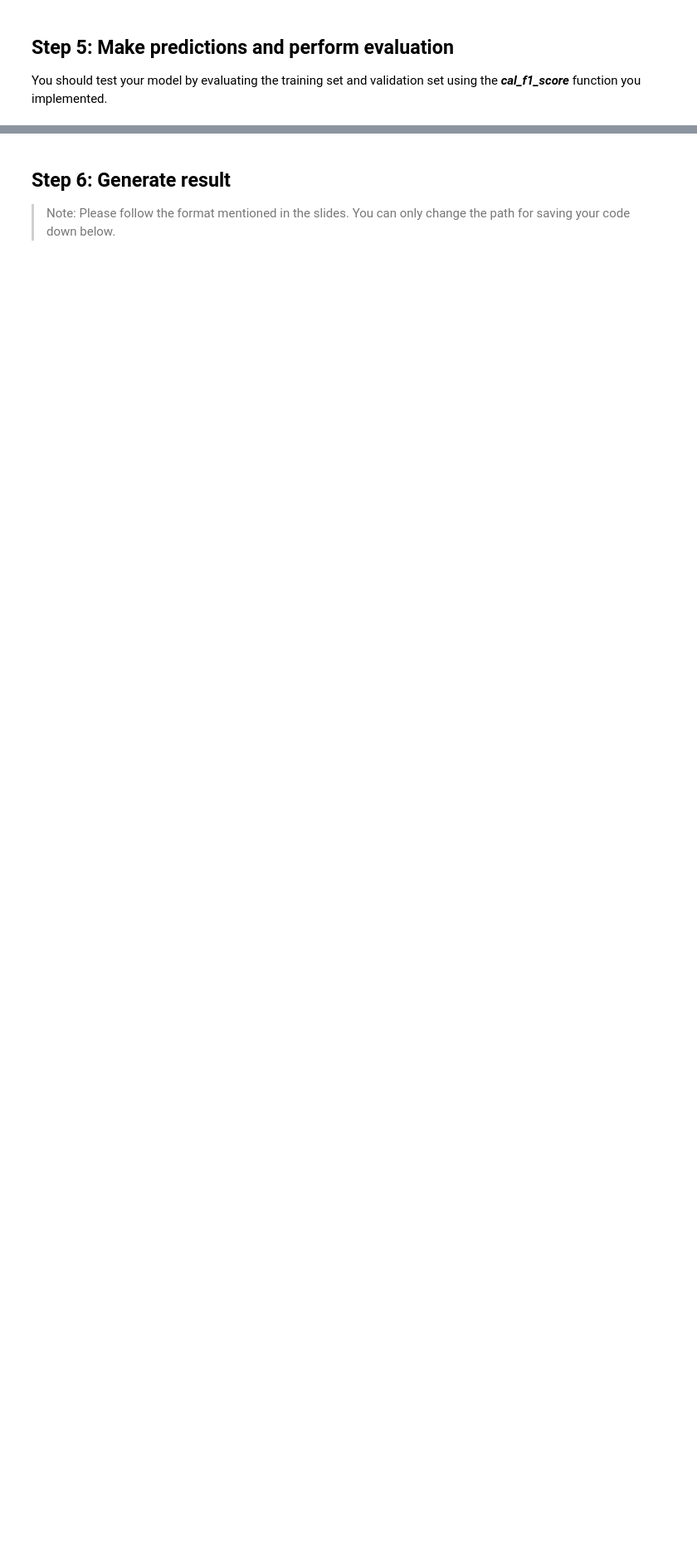
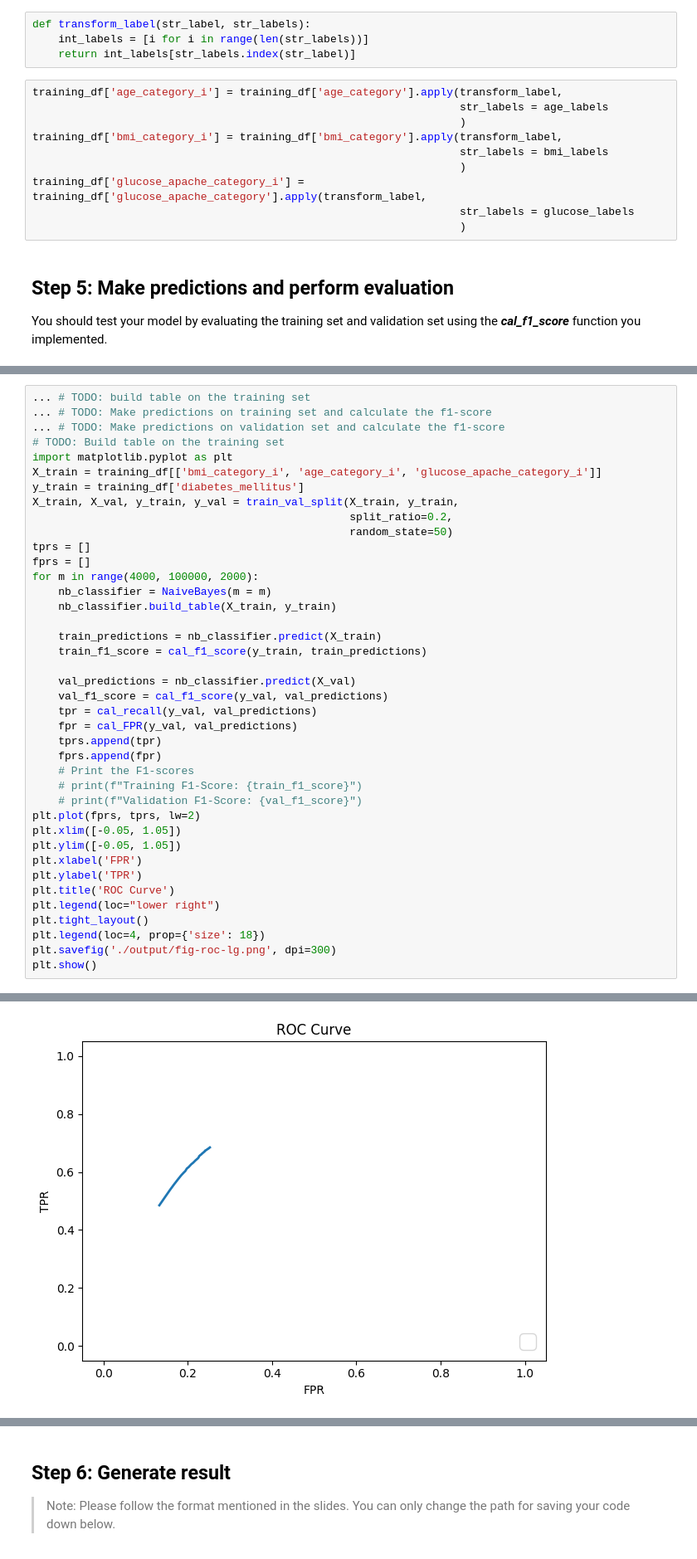
Before and after one commit to ZiJun0502/ML2023-HW, a Jupyter notebook: HW2/hw2_template.ipynb, the cells around one changed output, grey strips where cells are left out. Shown at 83% size. Drawn from its saved outputs; the diff is of its cells as text; blank space fills up the shorter version.

```diff
--- a/HW2/hw2_template.ipynb
+++ b/HW2/hw2_template.ipynb
@@ -609,3 +642,17 @@ BMI: split into 2 intervals (20-22, 22-24...)
+# %%
+def transform_label(str_label, str_labels):
+    int_labels = [i for i in range(len(str_labels))]
+    return int_labels[str_labels.index(str_label)]
+# %%
+training_df['age_category_i'] = training_df['age_category'].apply(transform_label,
+                                                                  str_labels = age_labels
+                                                                  )
+training_df['bmi_category_i'] = training_df['bmi_category'].apply(transform_label,
+                                                                  str_labels = bmi_labels
+                                                                  )
+training_df['glucose_apache_category_i'] = training_df['glucose_apache_category'].apply(transform_label,
+                                                                  str_labels = glucose_labels
+                                                                  )
 # %% [markdown]
 ## Step 5: Make predictions and perform evaluation
 You should test your model by evaluating the training set and validation set using the ***cal_f1_score*** function you implemented.
@@ -615,0 +659,41 @@ You should test your model by evaluating the training set and validation set usi
+# %%
+... # TODO: build table on the training set
+... # TODO: Make predictions on training set and calculate the f1-score
+... # TODO: Make predictions on validation set and calculate the f1-score
+# TODO: Build table on the training set
+import matplotlib.pyplot as plt
+X_train = training_df[['bmi_category_i', 'age_category_i', 'glucose_apache_category_i']]
+y_train = training_df['diabetes_mellitus']
+X_train, X_val, y_train, y_val = train_val_split(X_train, y_train,
+                                                 split_ratio=0.2,
+                                                 random_state=50)
+tprs = []
+fprs = []
+for m in range(4000, 100000, 2000):
+    nb_classifier = NaiveBayes(m = m)
+    nb_classifier.build_table(X_train, y_train)
+
+    train_predictions = nb_classifier.predict(X_train)
+    train_f1_score = cal_f1_score(y_train, train_predictions)
+
+    val_predictions = nb_classifier.predict(X_val)
+    val_f1_score = cal_f1_score(y_val, val_predictions)
+    tpr = cal_recall(y_val, val_predictions)
+    fpr = cal_FPR(y_val, val_predictions)
+    tprs.append(tpr)
+    fprs.append(fpr)
+    # Print the F1-scores
+    # print(f"Training F1-Score: {train_f1_score}")
+    # print(f"Validation F1-Score: {val_f1_score}")
+plt.plot(fprs, tprs, lw=2)
+plt.xlim([-0.05, 1.05])
+plt.ylim([-0.05, 1.05])
+plt.xlabel('FPR')
+plt.ylabel('TPR')
+plt.title('ROC Curve')
+plt.legend(loc="lower right")
+plt.tight_layout()
+plt.legend(loc=4, prop={'size': 18})
+plt.savefig('./output/fig-roc-lg.png', dpi=300)
+plt.show()
+# %% [output]
@@ -615,0 +702 @@ You should test your model by evaluating the training set and validation set usi
+[figure, added]
```
Also changed, not shown: parts of 24 cells of this notebook, 5 other files.
